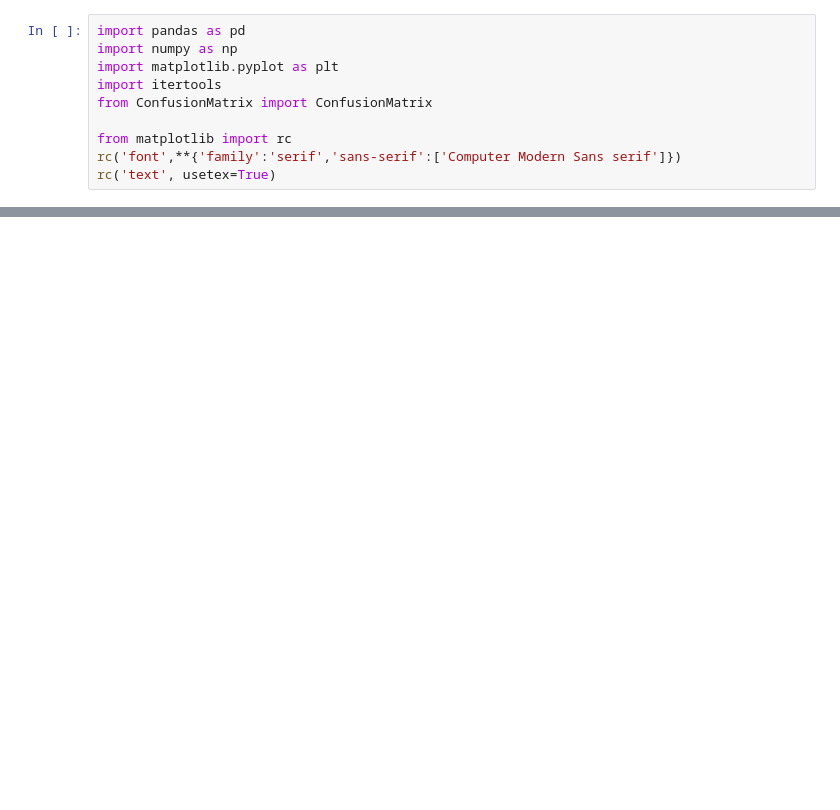
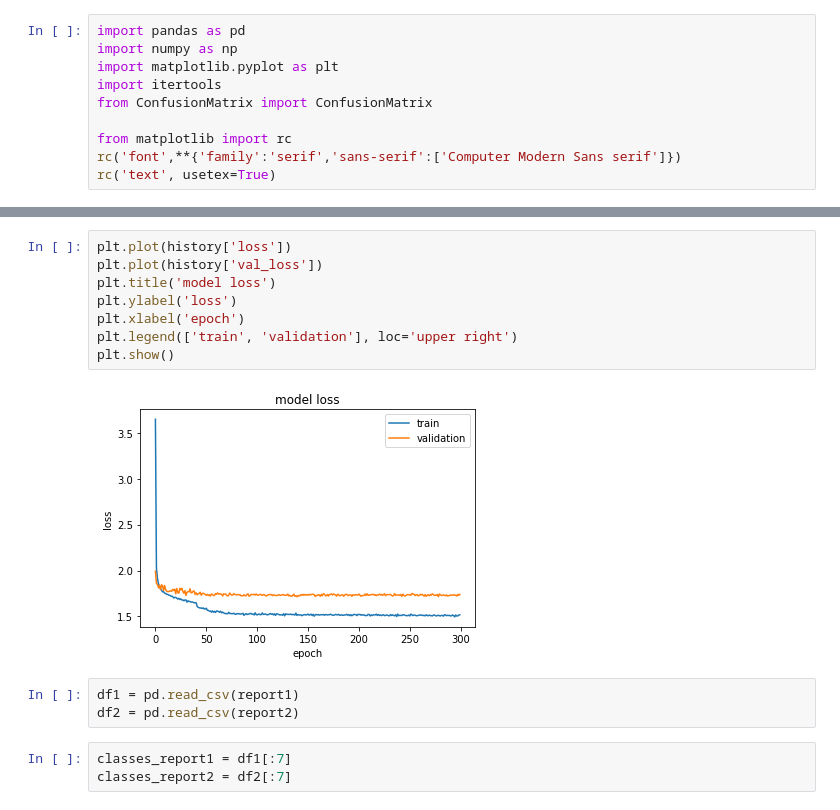
Before and after one commit to fabianaferreira/final-project-src, a Jupyter notebook: Classifier/Insights.ipynb, the cells around one changed output, grey strips where cells are left out. Saved outputs shown, nothing was run; the diff lists cells and outputs as text; blank space fills up the shorter version.

```diff
--- a/Classifier/Insights.ipynb
+++ b/Classifier/Insights.ipynb
@@ -15,0 +32,16 @@ cm_filename2 = 'confusion_matrix_model_fine_tune_VGG16_no_edge_frames_2020-01-24
+# %%
+plt.plot(history['loss'])
+plt.plot(history['val_loss'])
+plt.title('model loss')
+plt.ylabel('loss')
+plt.xlabel('epoch')
+plt.legend(['train', 'validation'], loc='upper right')
+plt.show()
+# %% [output]
+[figure, added]
+# %%
+df1 = pd.read_csv(report1)
+df2 = pd.read_csv(report2)
+# %%
+classes_report1 = df1[:7]
+classes_report2 = df2[:7]
```
Also changed, not shown: parts of 14 cells of this notebook, 2 other files.
